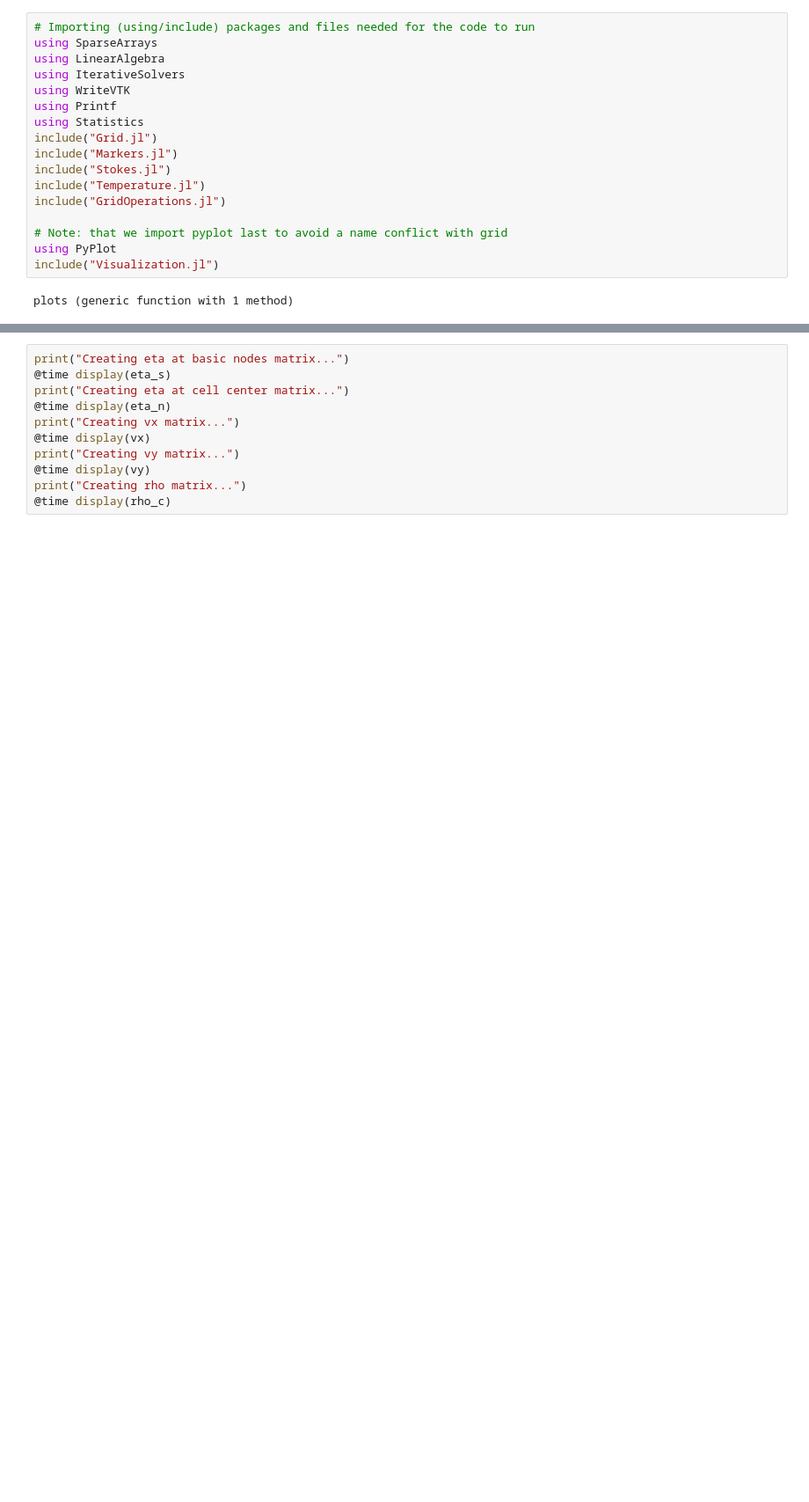
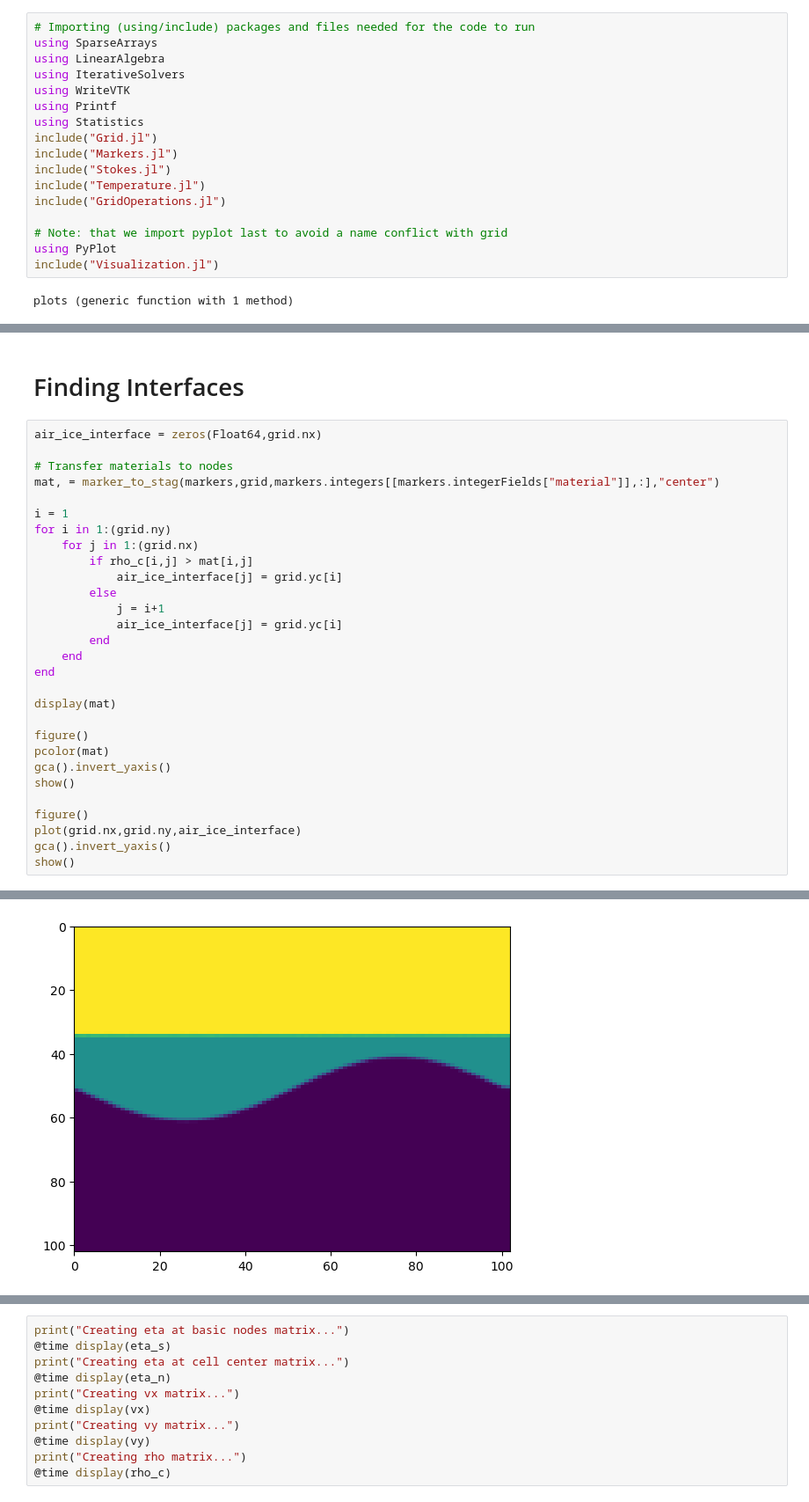
Before and after one commit to maxrudolph/gerya-julia, a Jupyter notebook: Simple-Icy-Shell-Model.ipynb, the cells around one changed output, grey strips where cells are left out. Shown at 88% size. Cells and saved outputs as stored; diff of their text form; blank space fills up the shorter version.

```diff
--- a/Simple-Icy-Shell-Model.ipynb
+++ b/Simple-Icy-Shell-Model.ipynb
@@ -326,3 +329,35 @@ Creating Markers...
 Initial condition...
   0.210442 seconds (1.63 M allocations: 29.250 MiB, 31.44% compilation time: 23% of which was recompilation)
 LoadError: UndefVarError: marker_to_basic_node not defined
+# %% [markdown]
+# Finding Interfaces
+# %%
+air_ice_interface = zeros(Float64,grid.nx)
+
+# Transfer materials to nodes
+mat, = marker_to_stag(markers,grid,markers.integers[[markers.integerFields["material"]],:],"center")
+
+i = 1
+for i in 1:(grid.ny)
+    for j in 1:(grid.nx)
+        if rho_c[i,j] > mat[i,j]
+            air_ice_interface[j] = grid.yc[i]
+        else
+            j = i+1
+            air_ice_interface[j] = grid.yc[i]
+        end
+    end
+end
+
+display(mat)
+
+figure()
+pcolor(mat)
+gca().invert_yaxis()
+show()
+
+figure()
+plot(grid.nx,grid.ny,air_ice_interface)
+gca().invert_yaxis()
+show()
+# %% [output]
@@ -328,0 +381 @@ LoadError: UndefVarError: marker_to_basic_node not defined
+[figure, added]
```
Also changed, not shown: parts of 13 cells of this notebook.
